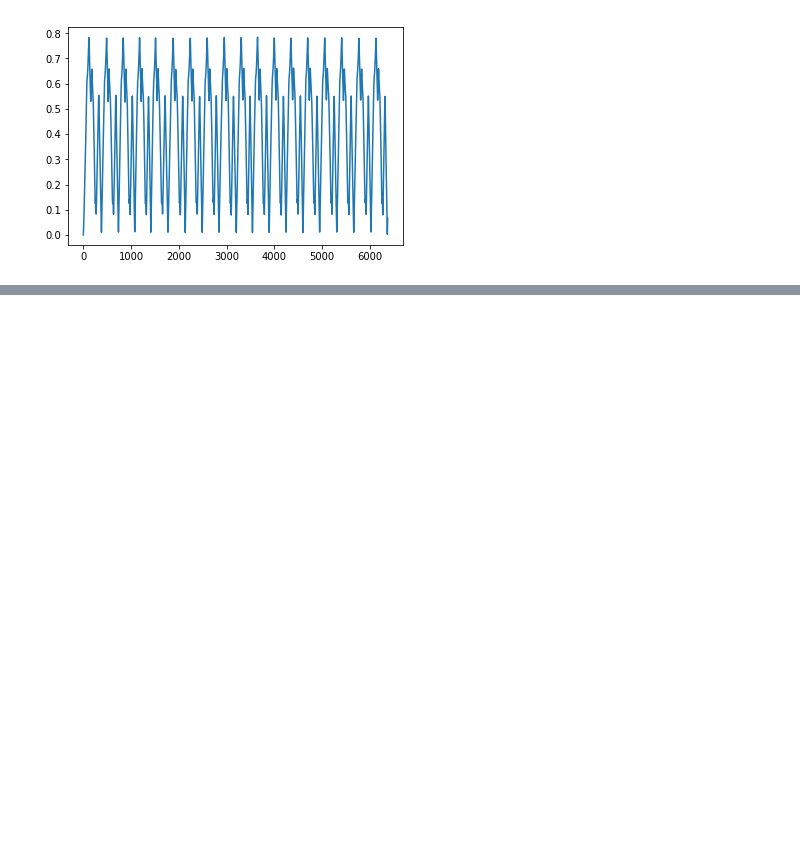
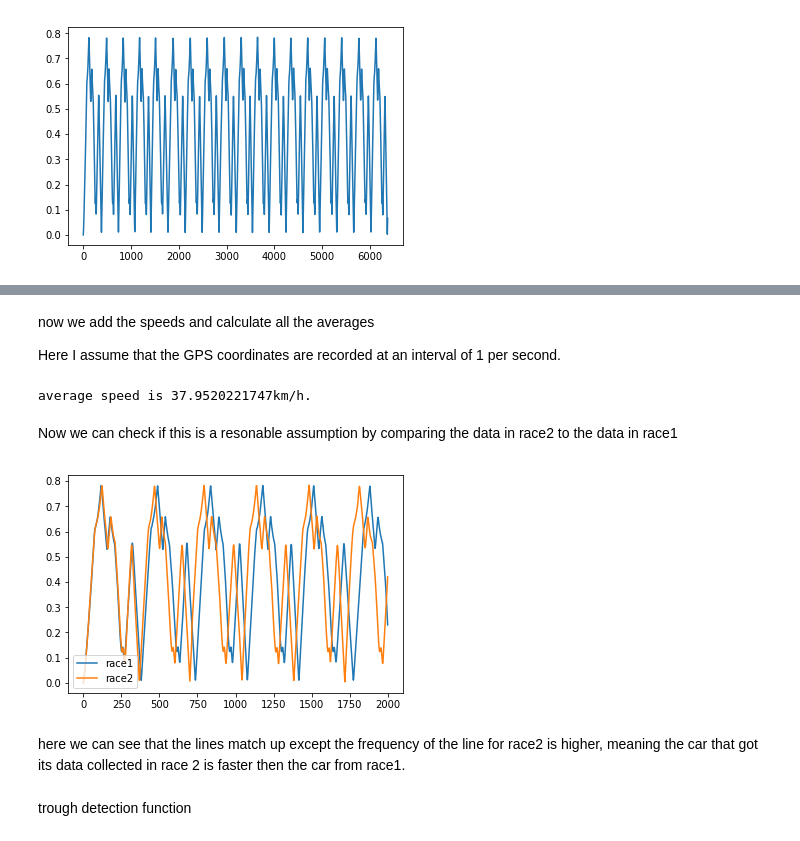
Before and after one commit to hixan/Comp257-project1, a Jupyter notebook: analysis.ipynb, the cells around one changed output, grey strips where cells are left out. Saved outputs shown, nothing was run; the diff lists cells and outputs as text; code cells hidden in the pictures; blank space fills up the shorter version.

```diff
--- a/analysis.ipynb
+++ b/analysis.ipynb
@@ -190,0 +206,39 @@ here we can see that there are 18 completed laps as there are 18 'waves'.
+# %%
+root = ET.parse('race2.gpx').getroot()
+data = {'lats':[],'longs':[], 'elevs':[]}
+for child in root[0][1]:
+    data['lats'].append(float(child.get('lat')))
+    data['longs'].append(float(child.get('lon')))
+    data['elevs'].append(float(child[0].text))
+race2 = pd.DataFrame(data)
+# %% [markdown]
+now we add the speeds and calculate all the averages
+
+Here I assume that the GPS coordinates are recorded at an interval of 1 per second.
+# %%
+speeds = list(map(dist, race2['longs'].values[:-1], race2['lats'].values[:-1], race2['elevs'].values[:-1],
+             race2['longs'].values[1:], race2['lats'].values[1:], race2['elevs'].values[1:]))
+speeds.insert(0, np.NaN)
+speeds = np.array(speeds)*3600
+race2['speeds'] = speeds
+print('average speed is', str(race2.speeds.mean()) + 'km/h.')
+# %% [output]
+average speed is 37.9520221747km/h.
+# %% [markdown]
+Now we can check if this is a resonable assumption by comparing the data in race2 to the data in race1
+# %%
+dr1 = dists_from_start(race1)
+dr2 = dists_from_start(race2)
+race1['dstart'] = dr1
+race2['dstart'] = dr2
+# %%
+plt.plot(dr1[:2000])
+plt.plot(dr2[:2000])
+plt.legend(['race1','race2'])
+plt.show()
+# %% [output]
+[figure, added]
+# %% [markdown]
+here we can see that the lines match up except the frequency of the line for race2 is higher, meaning the car that got its data collected in race 2 is faster then the car from race1.
+# %% [markdown]
+trough detection function
```
Also changed, not shown: parts of 10 cells of this notebook.
